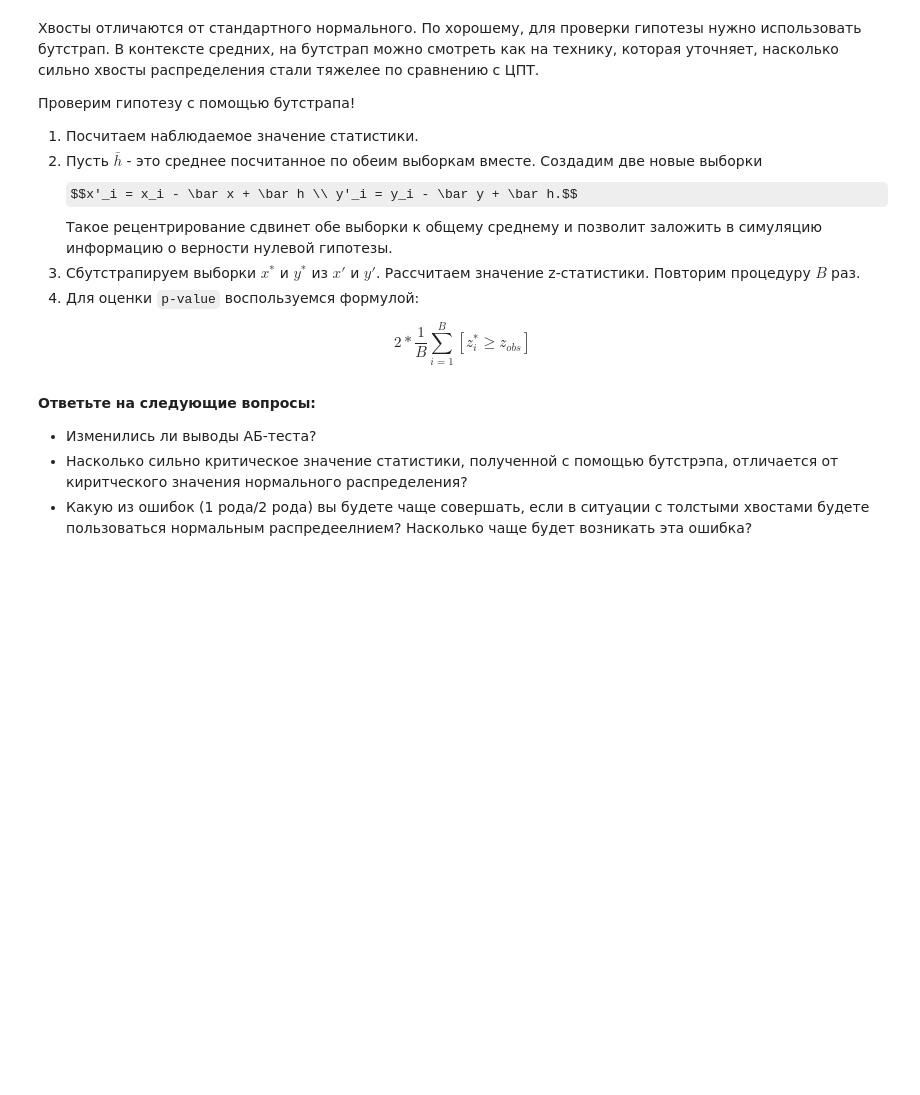
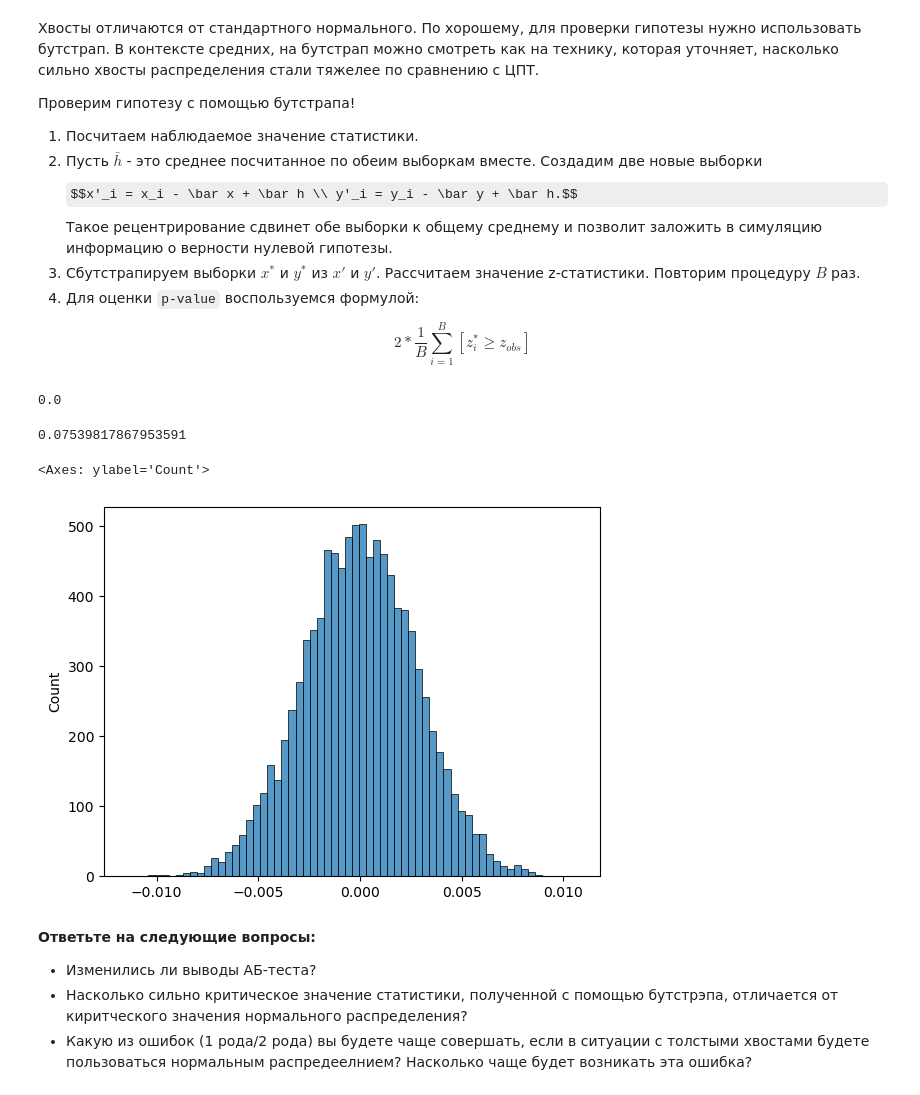
Before and after one commit to okulova99/yet_another_matstat_course, a Jupyter notebook: hw_matstat/hw03_A-B test_results.ipynb, the cells around one changed output. Cells and saved outputs as stored; diff of their text form; code cells hidden in the pictures; some formulas as TeX source; blank space fills up the shorter version.

Commit message:
Run bootstrap test

```diff
--- a/hw_matstat/hw03_A-B test_results.ipynb
+++ b/hw_matstat/hw03_A-B test_results.ipynb
@@ -160,13 +160,15 @@ control.median(), control.mean(), exp.median(), exp.mean(),
 3. Рассчитаем значения $z$-статистик,
 4. Для получившегося вектора из $z$-статистик построим `qq-plot` с помощью ` scipy.stats.probplot` для нормального распределения.
 # %%
+np.random.seed(42)
+
 n_boot_samples = 10**4
 n = control.size
 theta = control.mean()
 
 theta_hat = []
 sigma_hat = []
-for i in range(n_boot_samples):
+for _ in range(n_boot_samples):
     bootstrap_sample = np.random.choice(control, size=n, replace=True)
     theta_hat.append(np.mean(bootstrap_sample))
 
@@ -233,6 +235,43 @@ beta
 $$
 2 * \frac{1}{B} \sum_{i=1}^B [z_i^{*} \ge z_{obs}]
 $$
+# %%
+h_ = df['click_per_queries'].mean()
+
+control_recentered = control - x_hat_control + h_
+exp_recentered = exp - x_hat_exp + h_
+
+
+b = 10**4
+
+n_control = control.size
+n_exp = exp.size
+
+control_means = []
+exp_means = []
+
+diff_bootstrap = []
+
+for _ in range(b):
+    sample_control = np.random.choice(control_recentered, size=n_control, replace=True)
+    sample_exp = np.random.choice(exp_recentered, size=n_exp, replace=True)
+
+    diff_bootstrap.append(np.mean(sample_exp) - np.mean(sample_control))
+
+observed_diff = np.mean(exp) - np.mean(control)
+
+p_value_bootstrap = 2 * np.mean(np.abs(diff_bootstrap) >= np.abs(observed_diff))
+
+p_value_bootstrap
+# %% [output]
+0.0
+# %%
+print(observed_diff)
+sns.histplot(diff_bootstrap)
+# %% [output]
+0.07539817867953591
+<Axes: ylabel='Count'>
+[figure, added]
 # %% [markdown]
 __Ответьте на следующие вопросы:__
 
```
